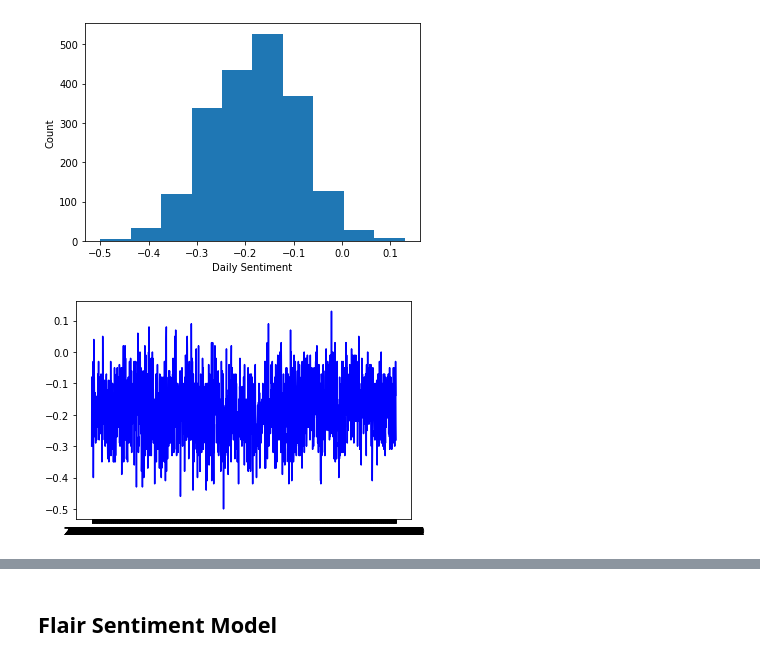
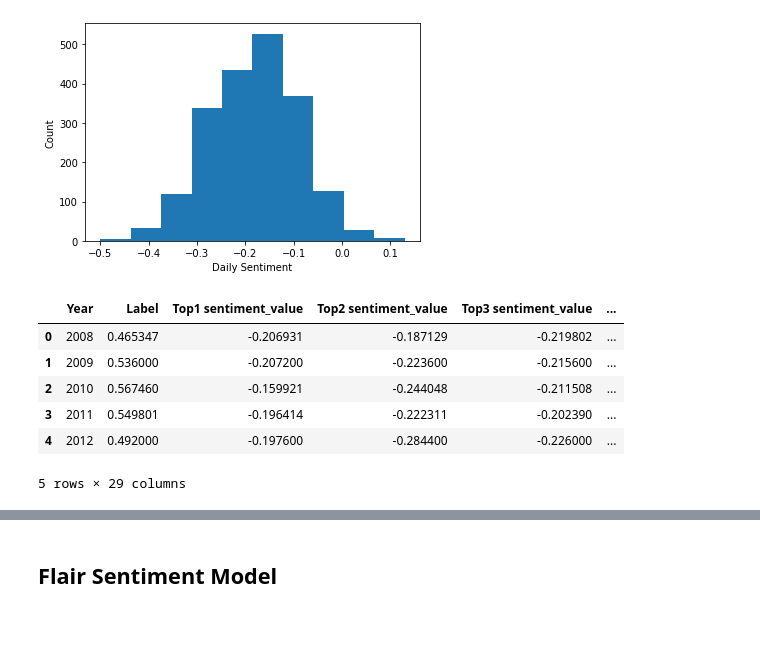
Before and after one commit to micahvandersteen/project-3-team-ifrit, a Jupyter notebook: Notebooks/NLTK.ipynb, the cells around one changed output, grey strips where cells are left out. Saved outputs shown, nothing was run; the diff lists cells and outputs as text; code cells hidden in the pictures; blank space fills up the shorter version.

```diff
--- a/Notebooks/NLTK.ipynb
+++ b/Notebooks/NLTK.ipynb
@@ -245,8 +245,21 @@ plt.ylabel("Count")
 plt.show()
 # %% [output]
 [figure]
-# %%
-plt.plot(sentiment_df['Date'], sentiment_df['Daily_Sentiment'], color="blue")
-plt.show()
-# %% [output]
-[figure, removed]
+# %%
+#grouping data by year to observe if there are any trends in sentiment scores.
+import datetime
+
+sentiment_df['Date'] = pd.to_datetime(sentiment_df['Date'], format="%Y-%m-%d")
+sentiment_df['Year'] = sentiment_df['Date'].dt.month
+
+sentiment_by_year = sentiment_df.groupby('Year').mean()
+sentiment_by_year=sentiment_by_year.reset_index(drop = False)
+sentiment_by_year.head()
+# %% [output]
+|  | Year | Label | Top1 sentiment_value | Top2 sentiment_value | Top3 sentiment_value | ... |
+| 0 | 2008 | 0.465347 | -0.206931 | -0.187129 | -0.219802 | ... |
+| 1 | 2009 | 0.536000 | -0.207200 | -0.223600 | -0.215600 | ... |
+| 2 | 2010 | 0.567460 | -0.159921 | -0.244048 | -0.211508 | ... |
+| 3 | 2011 | 0.549801 | -0.196414 | -0.222311 | -0.202390 | ... |
+| 4 | 2012 | 0.492000 | -0.197600 | -0.284400 | -0.226000 | ... |
+5 rows × 29 columns
```
Also changed, not shown: parts of 3 cells of this notebook, 3 other files.
